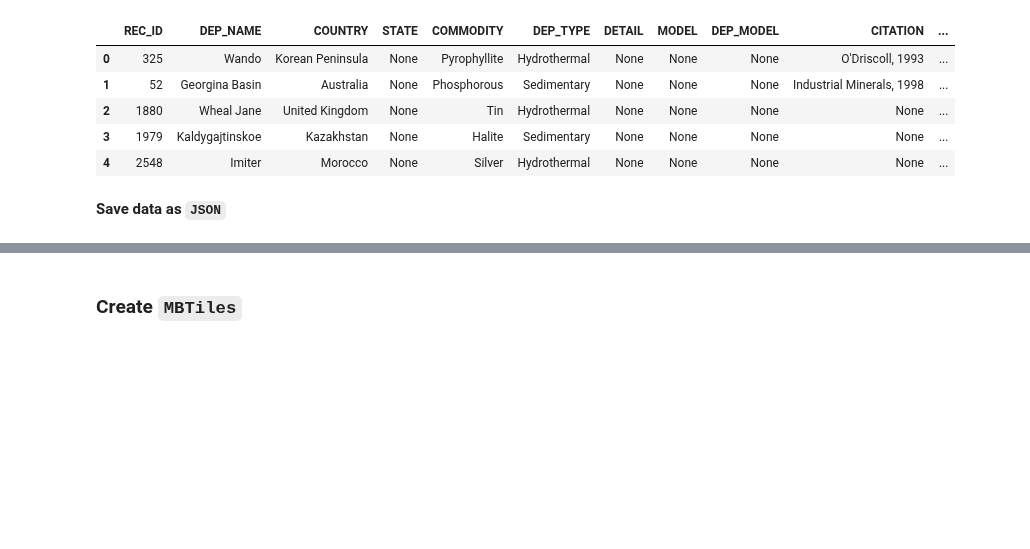
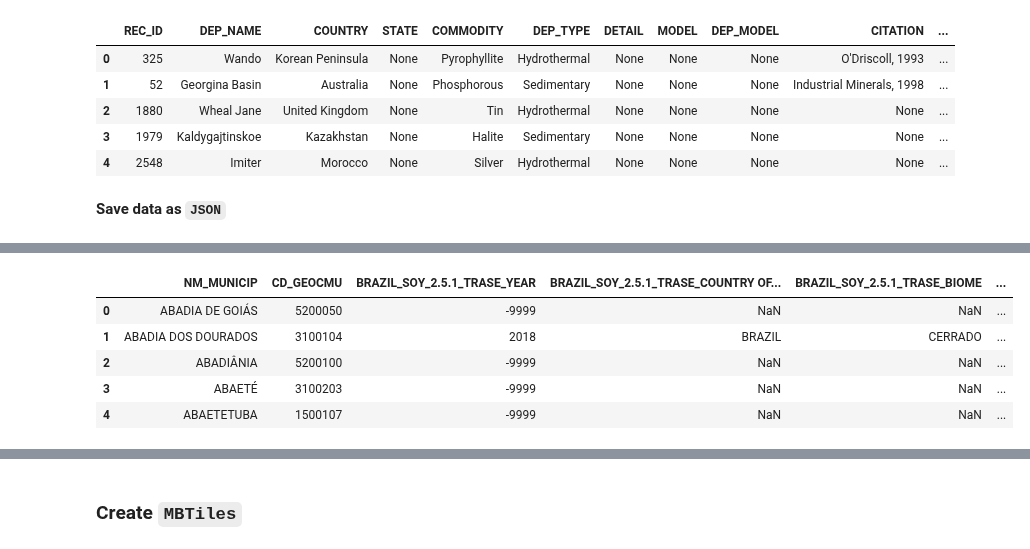
Before and after one commit to Vizzuality/mongabay-data, a Jupyter notebook: processing/create_MBTiles.ipynb, the cells around one changed output, grey strips where cells are left out. Cells and saved outputs as stored; diff of their text form; code cells hidden in the pictures; blank space fills up the shorter version.

```diff
--- a/processing/create_MBTiles.ipynb
+++ b/processing/create_MBTiles.ipynb
@@ -111,0 +126,13 @@ data.to_file('../data/mbtiles/Major_Mineral_Deposits.json', driver="GeoJSON")
+# %%
+data.fillna(value=np.nan, inplace=True)
+data['BRAZIL_SOY_2.5.1_TRASE_YEAR'] = data['BRAZIL_SOY_2.5.1_TRASE_YEAR'].fillna(value=-9999)
+#data['BRAZIL_SOY_2.5.1_TRASE_TERRITORIAL_DEFORESTATION_RISK_HA'] = data['BRAZIL_SOY_2.5.1_TRASE_TERRITORIAL_DEFORESTATION_RISK_HA'].replace('', np.nan)
+# %%
+data.head()
+# %% [output]
+|  | NM_MUNICIP | CD_GEOCMU | BRAZIL_SOY_2.5.1_TRASE_YEAR | BRAZIL_SOY_2.5.1_TRASE_COUNTRY OF... | BRAZIL_SOY_2.5.1_TRASE_BIOME | ... |
+| 0 | ABADIA DE GOIÁS | 5200050 | -9999 | NaN | NaN | ... |
+| 1 | ABADIA DOS DOURADOS | 3100104 | 2018 | BRAZIL | CERRADO | ... |
+| 2 | ABADIÂNIA | 5200100 | -9999 | NaN | NaN | ... |
+| 3 | ABAETÉ | 3100203 | -9999 | NaN | NaN | ... |
+| 4 | ABAETETUBA | 1500107 | -9999 | NaN | NaN | ... |
```
Also changed, not shown: parts of 9 cells of this notebook, 1 other file.
